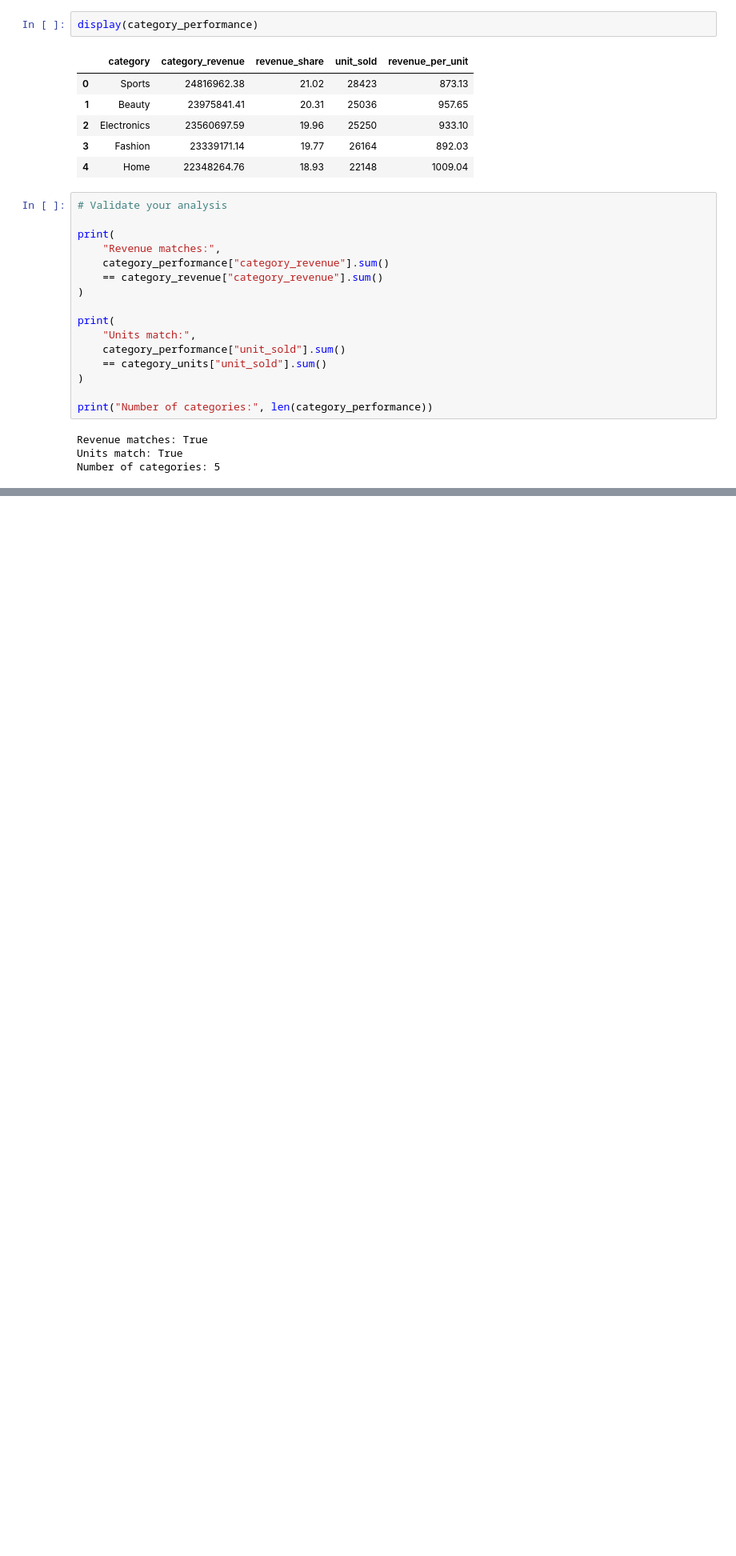
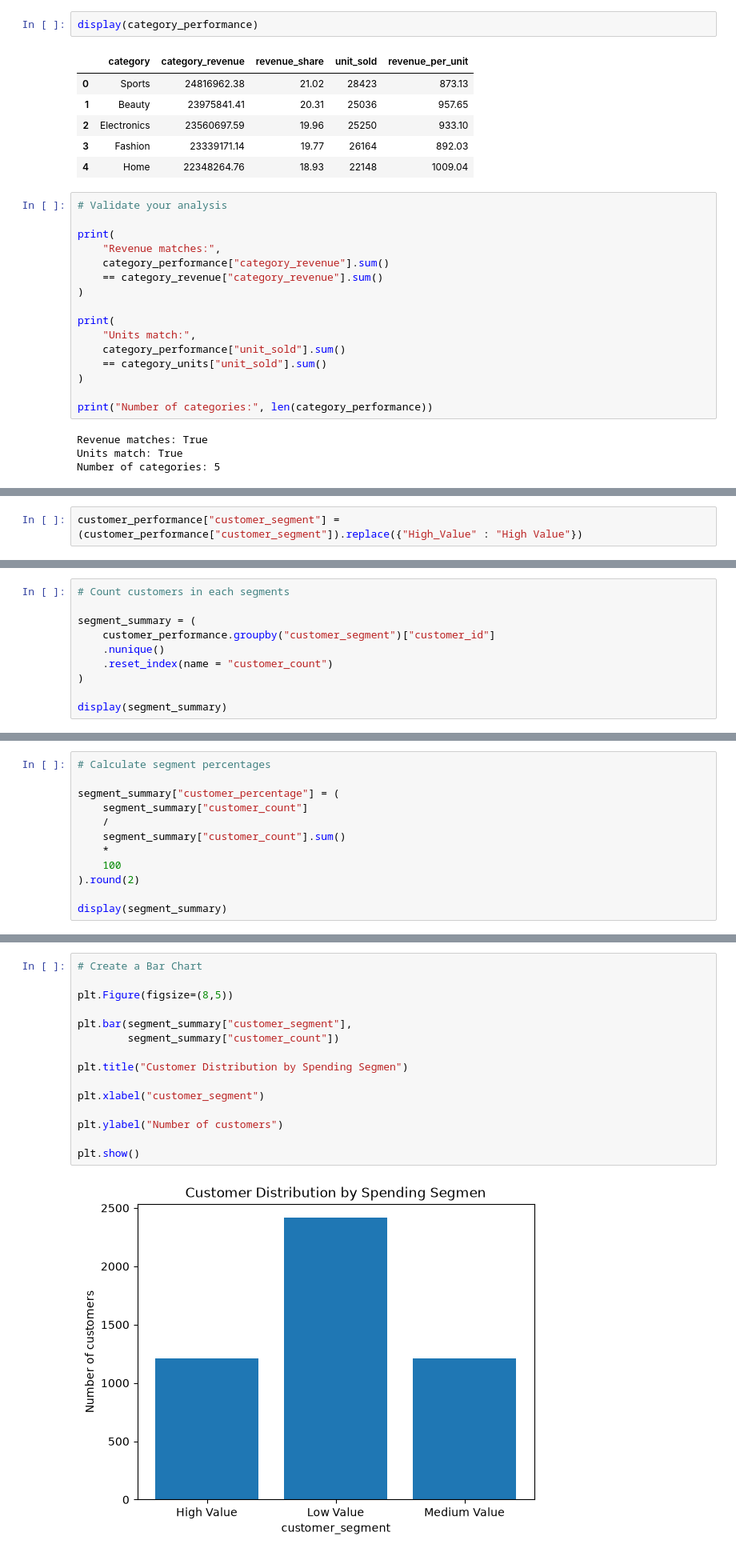
Before and after one commit to Mohammedvahith/E-commerce-Sales-Customer-Analytics, a Jupyter notebook: shopease-analytics/notebooks/03_eda.ipynb, the cells around one changed output, grey strips where cells are left out. Shown at 80% size. Drawn from its saved outputs; the diff is of its cells as text; blank space fills up the shorter version.

```diff
--- a/shopease-analytics/notebooks/03_eda.ipynb
+++ b/shopease-analytics/notebooks/03_eda.ipynb
@@ -911,0 +1304,2 @@ Number of categories: 5
+# %%
+customer_performance["customer_segment"] = (customer_performance["customer_segment"]).replace({"High_Value" : "High Value"})
@@ -911,0 +1310,10 @@ Number of categories: 5
+# %%
+# Count customers in each segments
+
+segment_summary = (
+    customer_performance.groupby("customer_segment")["customer_id"]
+    .nunique()
+    .reset_index(name = "customer_count")
+)
+
+display(segment_summary)
@@ -911,0 +1331,12 @@ Number of categories: 5
+# %%
+# Calculate segment percentages
+
+segment_summary["customer_percentage"] = (
+    segment_summary["customer_count"]
+    /
+    segment_summary["customer_count"].sum()
+    *
+    100
+).round(2)
+
+display(segment_summary)
@@ -911,0 +1348,17 @@ Number of categories: 5
+# %%
+# Create a Bar Chart
+
+plt.Figure(figsize=(8,5))
+
+plt.bar(segment_summary["customer_segment"],
+        segment_summary["customer_count"])
+
+plt.title("Customer Distribution by Spending Segmen")
+
+plt.xlabel("customer_segment")
+
+plt.ylabel("Number of customers")
+
+plt.show()
+# %% [output]
+[figure, added]
```
Also changed, not shown: parts of 43 cells of this notebook.
